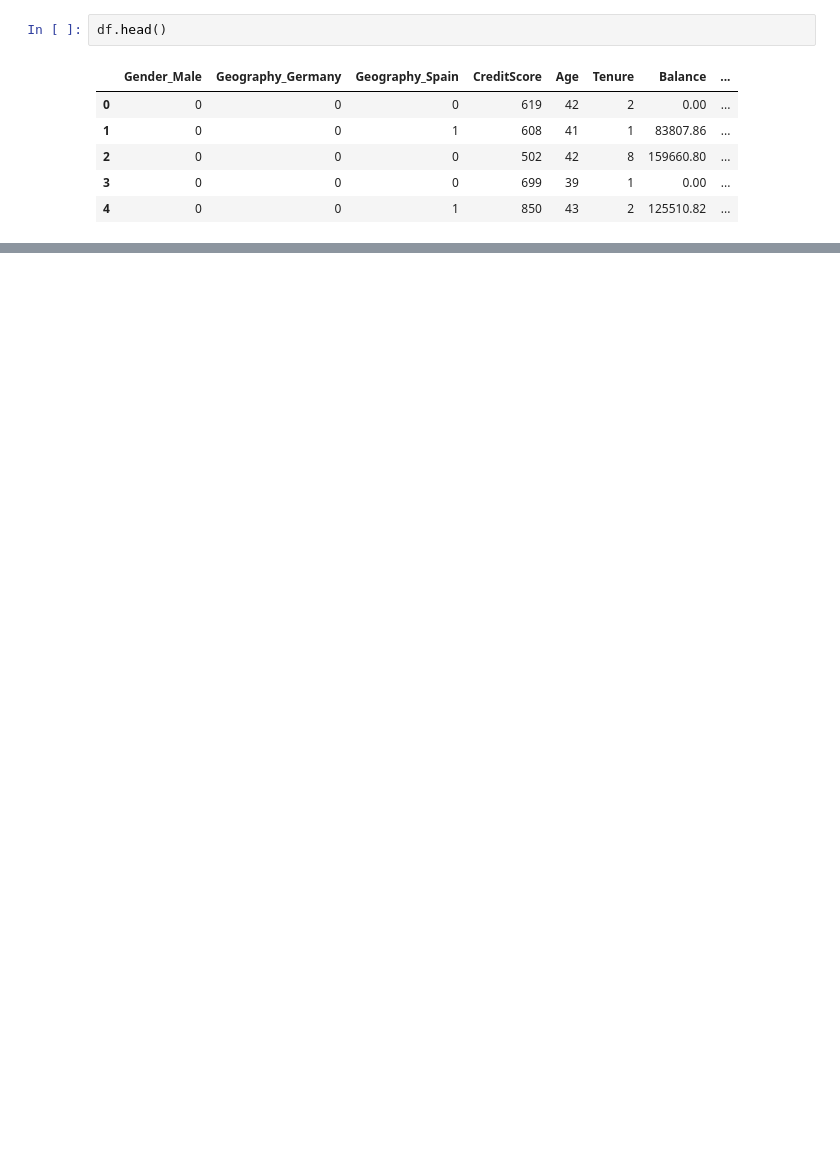
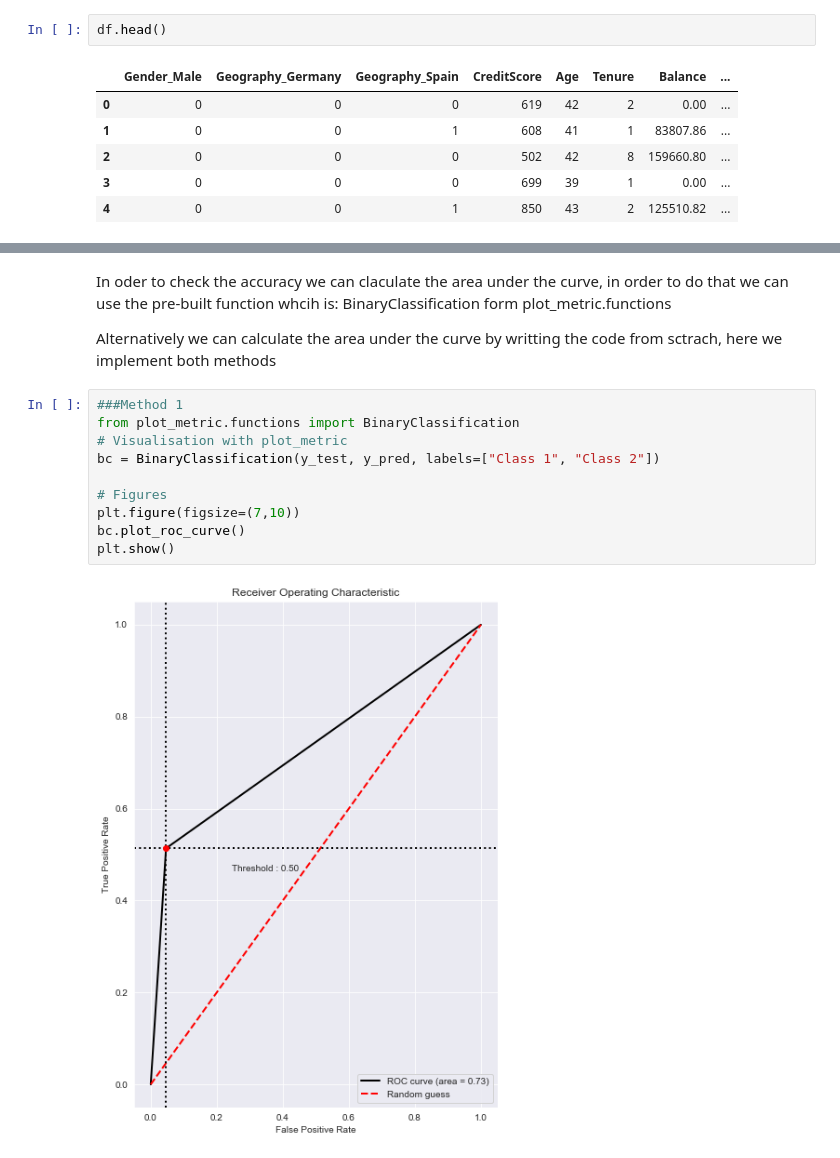
Before and after one commit to ben-mir/churn-customers-of-a-bank, a Jupyter notebook: churn-prediction-of-bank-customers.ipynb, the cells around one changed output, grey strips where cells are left out. Cells and saved outputs as stored; diff of their text form; blank space fills up the shorter version.

```diff
--- a/churn-prediction-of-bank-customers.ipynb
+++ b/churn-prediction-of-bank-customers.ipynb
@@ -143,0 +190,17 @@ print(roc_auc_score(y_test, y_pred[:,1]))
+# %% [markdown]
+In oder to check the accuracy we can claculate the area under the curve, in order to do that we can use the pre-built
+function whcih is: BinaryClassification form plot_metric.functions
+
+Alternatively we can calculate the area under the curve by writting the code from sctrach, here we implement both methods
+# %%
+###Method 1
+from plot_metric.functions import BinaryClassification
+# Visualisation with plot_metric
+bc = BinaryClassification(y_test, y_pred, labels=["Class 1", "Class 2"])
+
+# Figures
+plt.figure(figsize=(7,10))
+bc.plot_roc_curve()
+plt.show()
+# %% [output]
+[figure, added]
```
Also changed, not shown: parts of 26 cells of this notebook.
